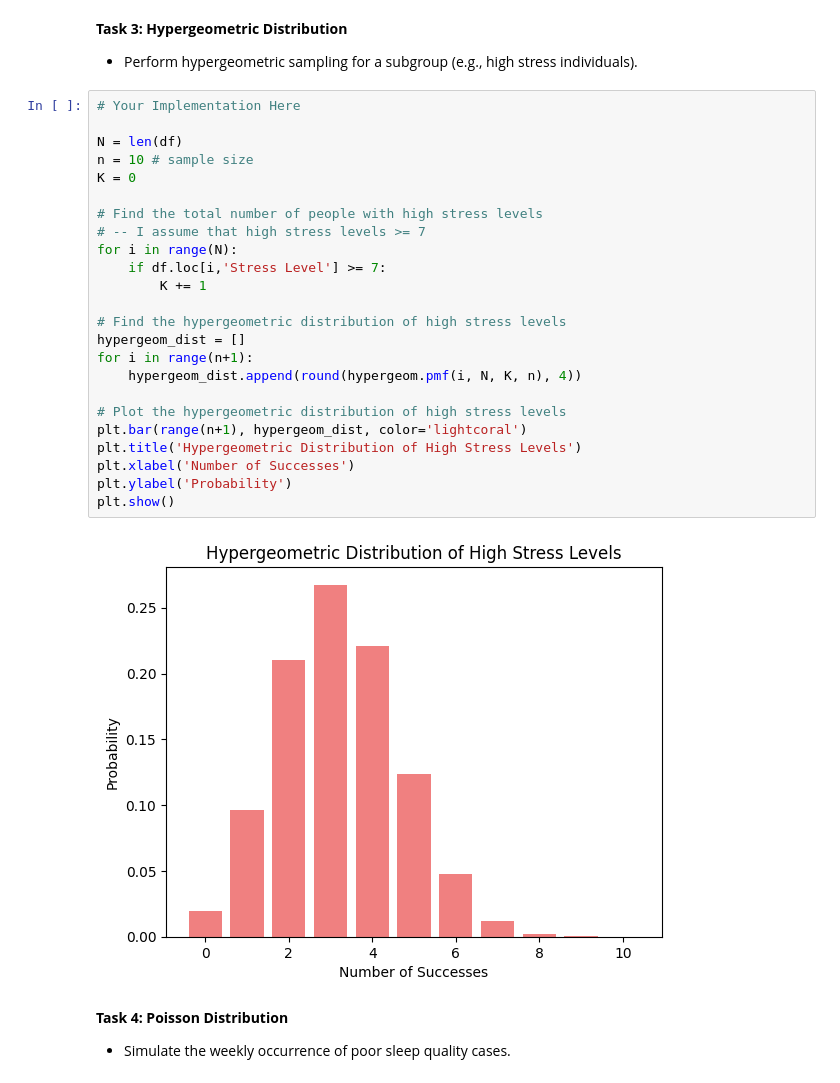
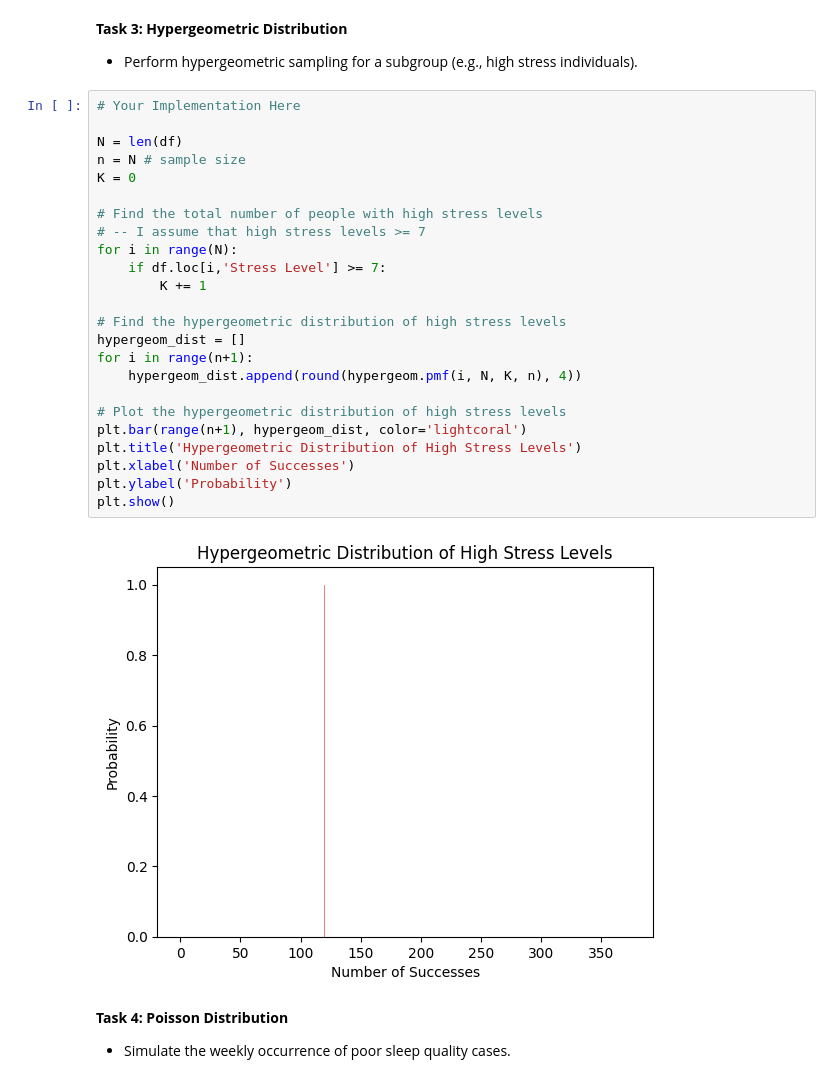
Before and after one commit to emochivo/Probability-in-Medical-Diagnostics-and-Sleep-Analysis, a Jupyter notebook: EE_381_AI_assignment.ipynb, the cells around one changed output. Saved outputs shown, nothing was run; the diff lists cells and outputs as text.

```diff
--- a/EE_381_AI_assignment.ipynb
+++ b/EE_381_AI_assignment.ipynb
@@ -125,29 +127,29 @@ plt.show()
 # %%
 # Your Implementation Here
 
 N = len(df)
-n = 10 # sample size
+n = N # sample size
 K = 0
 
 # Find the total number of people with high stress levels
 # -- I assume that high stress levels >= 7
 for i in range(N):
     if df.loc[i,'Stress Level'] >= 7:
         K += 1
 
 # Find the hypergeometric distribution of high stress levels
 hypergeom_dist = []
 for i in range(n+1):
     hypergeom_dist.append(round(hypergeom.pmf(i, N, K, n), 4))
 
 # Plot the hypergeometric distribution of high stress levels
 plt.bar(range(n+1), hypergeom_dist, color='lightcoral')
 plt.title('Hypergeometric Distribution of High Stress Levels')
 plt.xlabel('Number of Successes')
 plt.ylabel('Probability')
 plt.show()
 # %% [output]
-[figure, old version]
+[figure, new version]
 # %% [markdown]
 **Task 4: Poisson Distribution**
 - Simulate the weekly occurrence of poor sleep quality cases.
```
Also changed, not shown: parts of 2 cells of this notebook.
